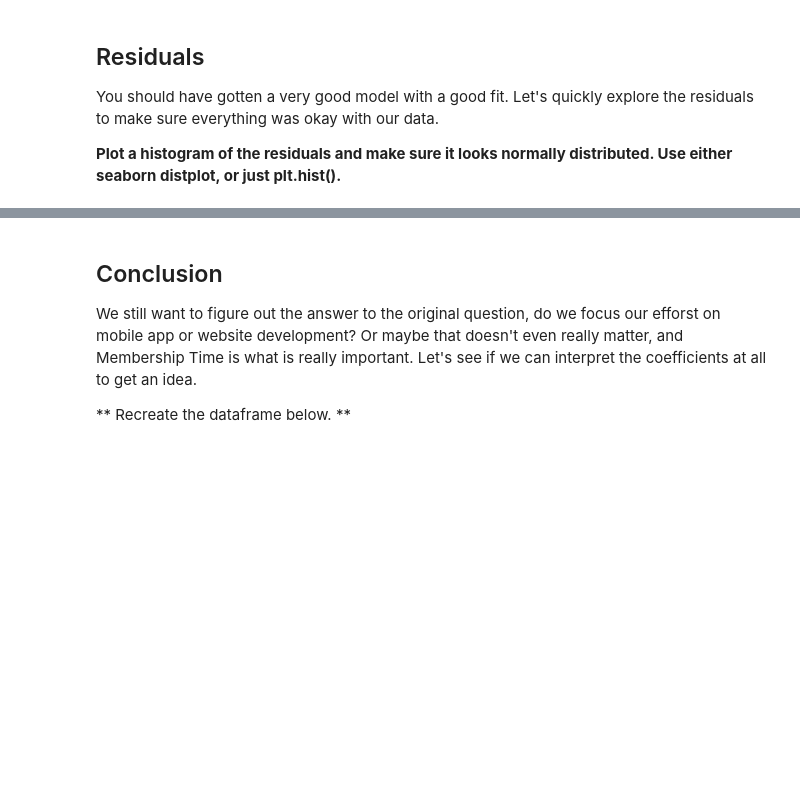
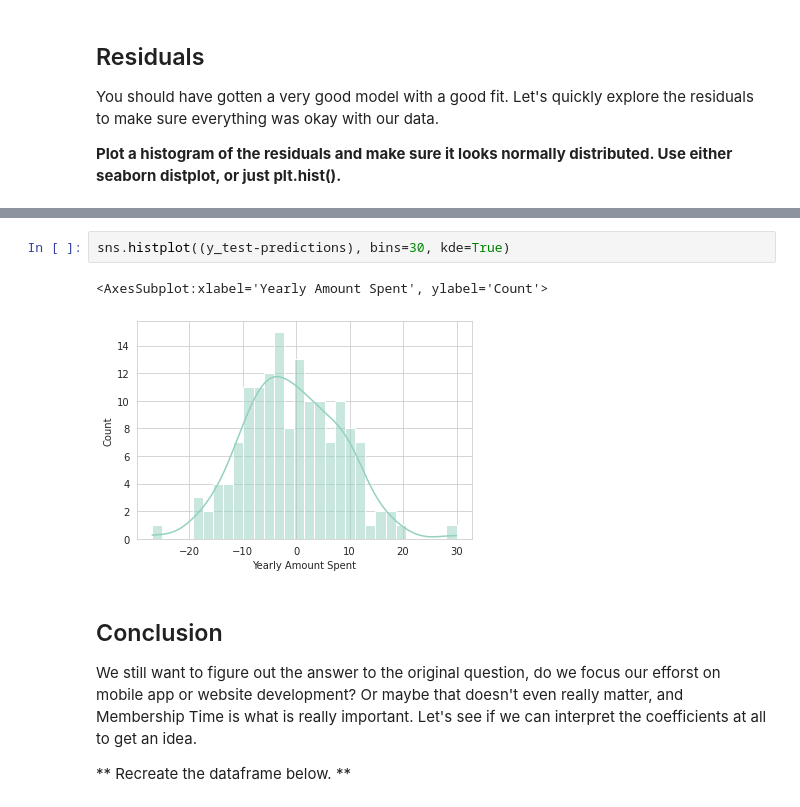
Before and after one commit to itsregalo/DS-ML, a Jupyter notebook: linear_regression/02-Linear Regression Project.ipynb, the cells around one changed output, grey strips where cells are left out. Saved outputs shown, nothing was run; the diff lists cells and outputs as text; blank space fills up the shorter version.

```diff
--- a/linear_regression/02-Linear Regression Project.ipynb
+++ b/linear_regression/02-Linear Regression Project.ipynb
@@ -193,3 +207,8 @@ You should have gotten a very good model with a good fit. Let's quickly explore
+# %%
+sns.histplot((y_test-predictions), bins=30, kde=True)
+# %% [output]
+<AxesSubplot:xlabel='Yearly Amount Spent', ylabel='Count'>
+[figure, added]
 # %% [markdown]
 ## Conclusion
 We still want to figure out the answer to the original question, do we focus our efforst on mobile app or website development? Or maybe that doesn't even really matter, and Membership Time is what is really important.  Let's see if we can interpret the coefficients at all to get an idea.
```
Also changed, not shown: parts of 19 cells of this notebook.
